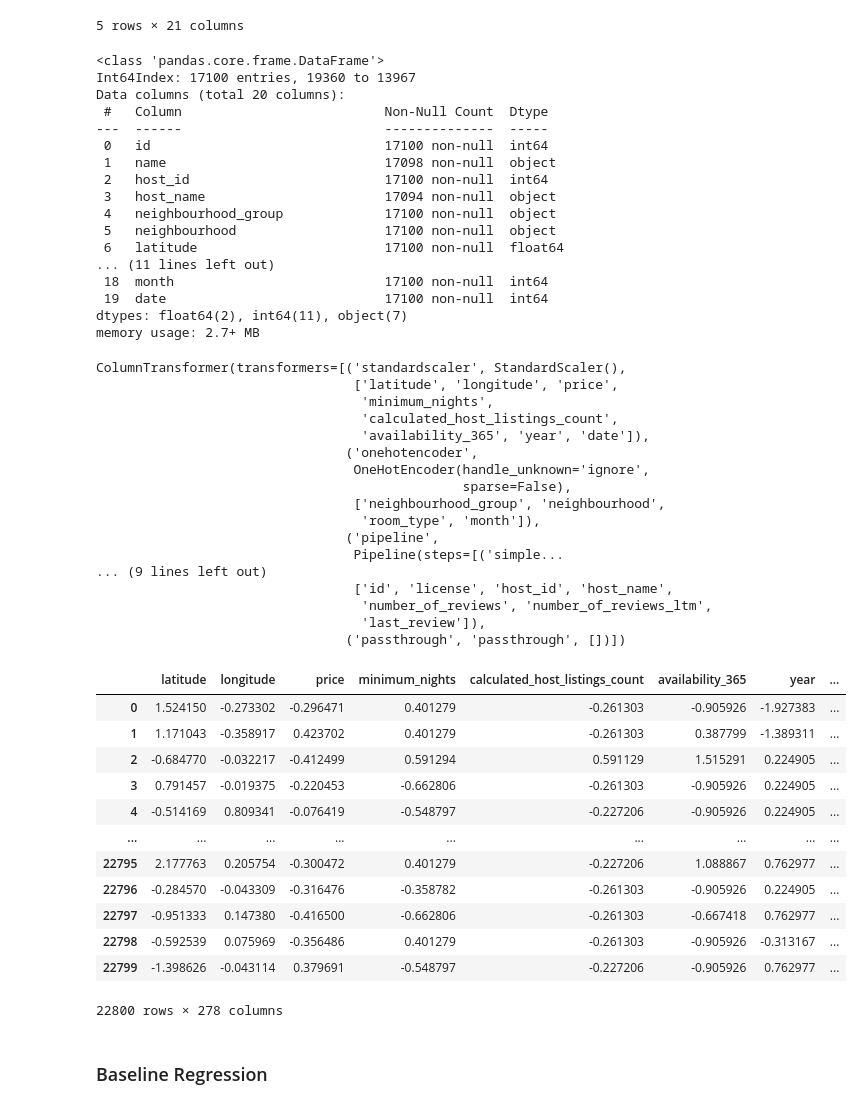
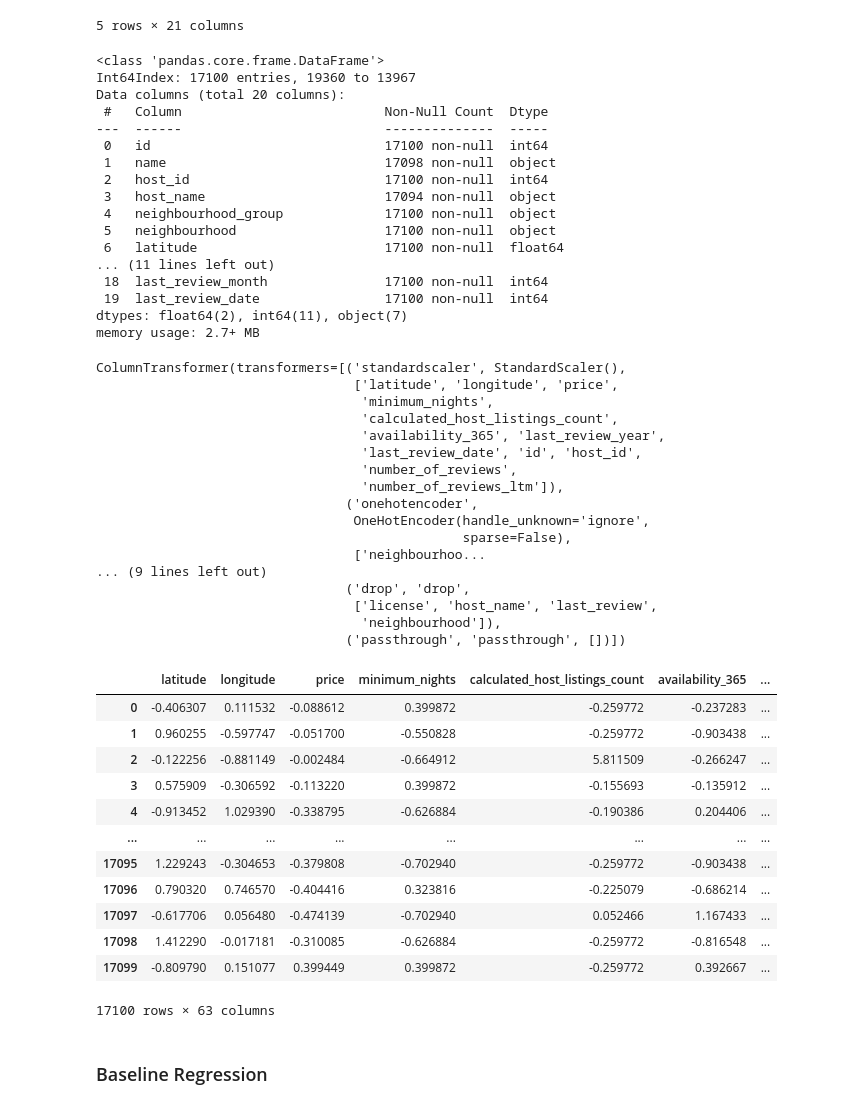
Before and after one commit to valli180/airbnb-popularity_regression, a Jupyter notebook: notebooks/model.ipynb, the cells around one changed output. Drawn from its saved outputs; the diff is of its cells as text; code cells hidden in the pictures.

Commit message:
Do Feature and Feature Type Selection

```diff
--- a/notebooks/model.ipynb
+++ b/notebooks/model.ipynb
@@ -56,14 +82,14 @@ data.head()
 # %%
 data.dropna(subset=["reviews_per_month"], inplace=True)
 # %%
-data["year"] = pd.DatetimeIndex(data["last_review"]).year
-data["month"] = pd.DatetimeIndex(data["last_review"]).month
-data["date"] = pd.DatetimeIndex(data["last_review"]).day
+data["last_review_year"] = pd.DatetimeIndex(data["last_review"]).year
+data["last_review_month"] = pd.DatetimeIndex(data["last_review"]).month
+data["last_review_date"] = pd.DatetimeIndex(data["last_review"]).day
 # %%
 # Splitting the data
 # %%
-train_big_data, test_data = train_test_split(data, test_size=0.2, random_state=123)
-train_data, val_data = train_test_split(train_big_data, test_size=0.25, random_state=123)
+train_val_data, test_data = train_test_split(data, test_size=0.2, random_state=123)
+train_data, val_data = train_test_split(train_val_data, test_size=0.25, random_state=123)
 # %%
 ## Some Stupidity
 
@@ -132,16 +158,18 @@ numeric_features = [
     "minimum_nights",
     "calculated_host_listings_count",
     "availability_365",
-    "year",
-    "date",
-
+    "last_review_year",
+    "last_review_date",
+    "id",
+    "host_id",
+    "number_of_reviews",
+    "number_of_reviews_ltm"
 ]
 
 categorical_features = [
     "neighbourhood_group",
-    "neighbourhood",
     "room_type",
-    "month"
+    "last_review_month"
 ]
 
 text_features = [
@@ -149,17 +177,13 @@ text_features = [
 ]
 
 drop_features = [
-    "id",
     "license",
-    "host_id",
     "host_name",
-    "number_of_reviews",
-    "number_of_reviews_ltm",
-     "last_review"
+    "last_review",
+    "neighbourhood"
 ]
 
 passthrough_features = [
-
 
 ]
 
@@ -192,8 +217,8 @@ Data columns (total 20 columns):
  5   neighbourhood                   17100 non-null  object
  6   latitude                        17100 non-null  float64
 ... (11 lines left out)
- 18  month                           17100 non-null  int64
- 19  date                            17100 non-null  int64
+ 18  last_review_month               17100 non-null  int64
+ 19  last_review_date                17100 non-null  int64
 dtypes: float64(2), int64(11), object(7)
 memory usage: 2.7+ MB
 # %%
@@ -215,24 +240,24 @@ column_transformer = make_column_transformer(
     ("passthrough", passthrough_features)
 )
 # %%
-column_transformer.fit(X_big_train)
+column_transformer.fit(X_train)
 # %% [output]
 ColumnTransformer(transformers=[('standardscaler', StandardScaler(),
                                  ['latitude', 'longitude', 'price',
                                   'minimum_nights',
                                   'calculated_host_listings_count',
-                                  'availability_365', 'year', 'date']),
+                                  'availability_365', 'last_review_year',
+                                  'last_review_date', 'id', 'host_id',
+                                  'number_of_reviews',
+                                  'number_of_reviews_ltm']),
                                 ('onehotencoder',
                                  OneHotEncoder(handle_unknown='ignore',
                                                sparse=False),
-                                 ['neighbourhood_group', 'neighbourhood',
-                                  'room_type', 'month']),
-                                ('pipeline',
-                                 Pipeline(steps=[('simple...
+                                 ['neighbourhoo...
 ... (9 lines left out)
-                                 ['id', 'license', 'host_id', 'host_name',
-                                  'number_of_reviews', 'number_of_reviews_ltm',
-                                  'last_review']),
+                                ('drop', 'drop',
+                                 ['license', 'host_name', 'last_review',
+                                  'neighbourhood']),
                                 ('passthrough', 'passthrough', [])])
 # %%
 new_columns = (
@@ -242,21 +267,21 @@ new_columns = (
     passthrough_features
 )
 # %%
-pd.DataFrame(column_transformer.transform(X_big_train), columns=new_columns)
+pd.DataFrame(column_transformer.transform(X_train), columns=new_columns)
 # %% [output]
-|  | latitude | longitude | price | minimum_nights | calculated_host_listings_count | availability_365 | year | ... |
-| 0 | 1.524150 | -0.273302 | -0.296471 | 0.401279 | -0.261303 | -0.905926 | -1.927383 | ... |
-| 1 | 1.171043 | -0.358917 | 0.423702 | 0.401279 | -0.261303 | 0.387799 | -1.389311 | ... |
-| 2 | -0.684770 | -0.032217 | -0.412499 | 0.591294 | 0.591129 | 1.515291 | 0.224905 | ... |
-| 3 | 0.791457 | -0.019375 | -0.220453 | -0.662806 | -0.261303 | -0.905926 | 0.224905 | ... |
-| 4 | -0.514169 | 0.809341 | -0.076419 | -0.548797 | -0.227206 | -0.905926 | 0.224905 | ... |
-| ... | ... | ... | ... | ... | ... | ... | ... | ... |
-| 22795 | 2.177763 | 0.205754 | -0.300472 | 0.401279 | -0.227206 | 1.088867 | 0.762977 | ... |
-| 22796 | -0.284570 | -0.043309 | -0.316476 | -0.358782 | -0.261303 | -0.905926 | 0.224905 | ... |
-| 22797 | -0.951333 | 0.147380 | -0.416500 | -0.662806 | -0.261303 | -0.667418 | 0.762977 | ... |
-| 22798 | -0.592539 | 0.075969 | -0.356486 | 0.401279 | -0.261303 | -0.905926 | -0.313167 | ... |
-| 22799 | -1.398626 | -0.043114 | 0.379691 | -0.548797 | -0.227206 | -0.905926 | 0.762977 | ... |
+|  | latitude | longitude | price | minimum_nights | calculated_host_listings_count | availability_365 | ... |
+| 0 | -0.406307 | 0.111532 | -0.088612 | 0.399872 | -0.259772 | -0.237283 | ... |
+| 1 | 0.960255 | -0.597747 | -0.051700 | -0.550828 | -0.259772 | -0.903438 | ... |
+| 2 | -0.122256 | -0.881149 | -0.002484 | -0.664912 | 5.811509 | -0.266247 | ... |
+| 3 | 0.575909 | -0.306592 | -0.113220 | 0.399872 | -0.155693 | -0.135912 | ... |
+| 4 | -0.913452 | 1.029390 | -0.338795 | -0.626884 | -0.190386 | 0.204406 | ... |
+| ... | ... | ... | ... | ... | ... | ... | ... |
+| 17095 | 1.229243 | -0.304653 | -0.379808 | -0.702940 | -0.259772 | -0.903438 | ... |
+| 17096 | 0.790320 | 0.746570 | -0.404416 | 0.323816 | -0.225079 | -0.686214 | ... |
+| 17097 | -0.617706 | 0.056480 | -0.474139 | -0.702940 | 0.052466 | 1.167433 | ... |
+| 17098 | 1.412290 | -0.017181 | -0.310085 | -0.626884 | -0.259772 | -0.816548 | ... |
+| 17099 | -0.809790 | 0.151077 | 0.399449 | 0.399872 | -0.259772 | 0.392667 | ... |
-22800 rows × 278 columns
+17100 rows × 63 columns
 # %%
 # Credits to Varada K.
 
```
Also changed, not shown: parts of 24 cells of this notebook.
